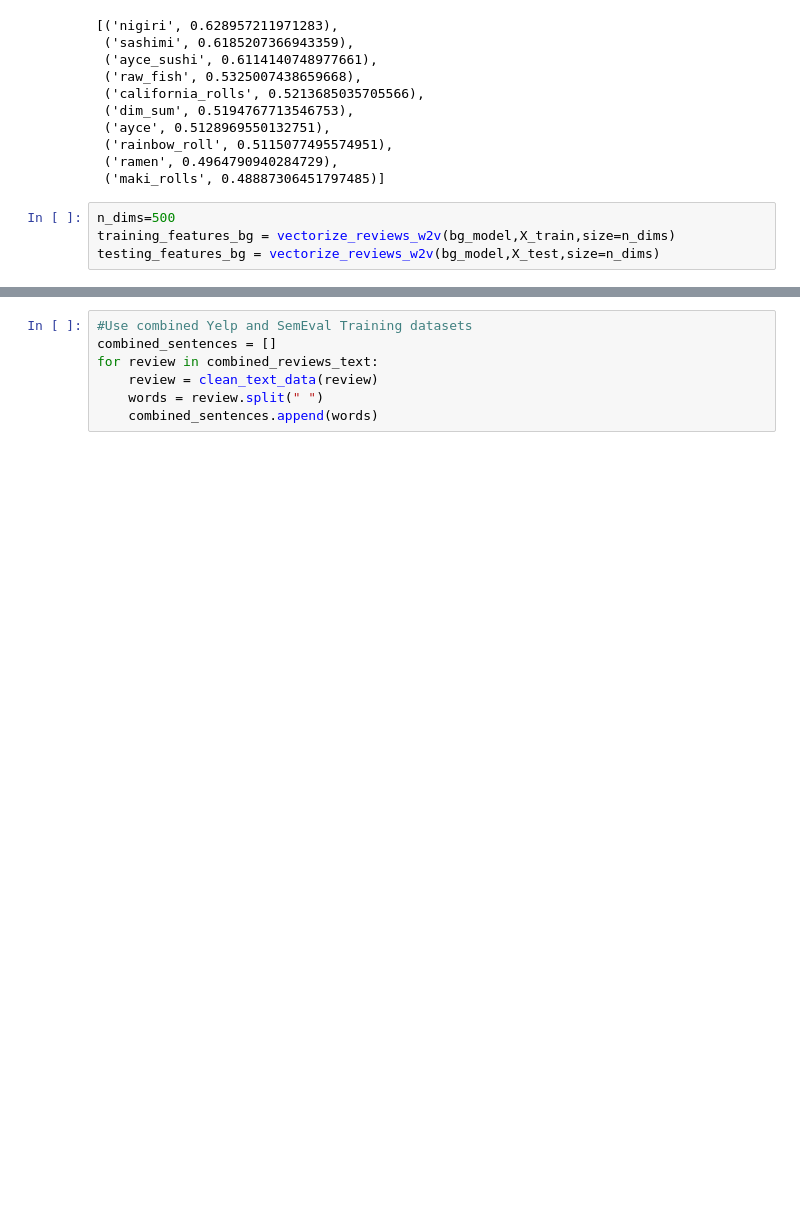
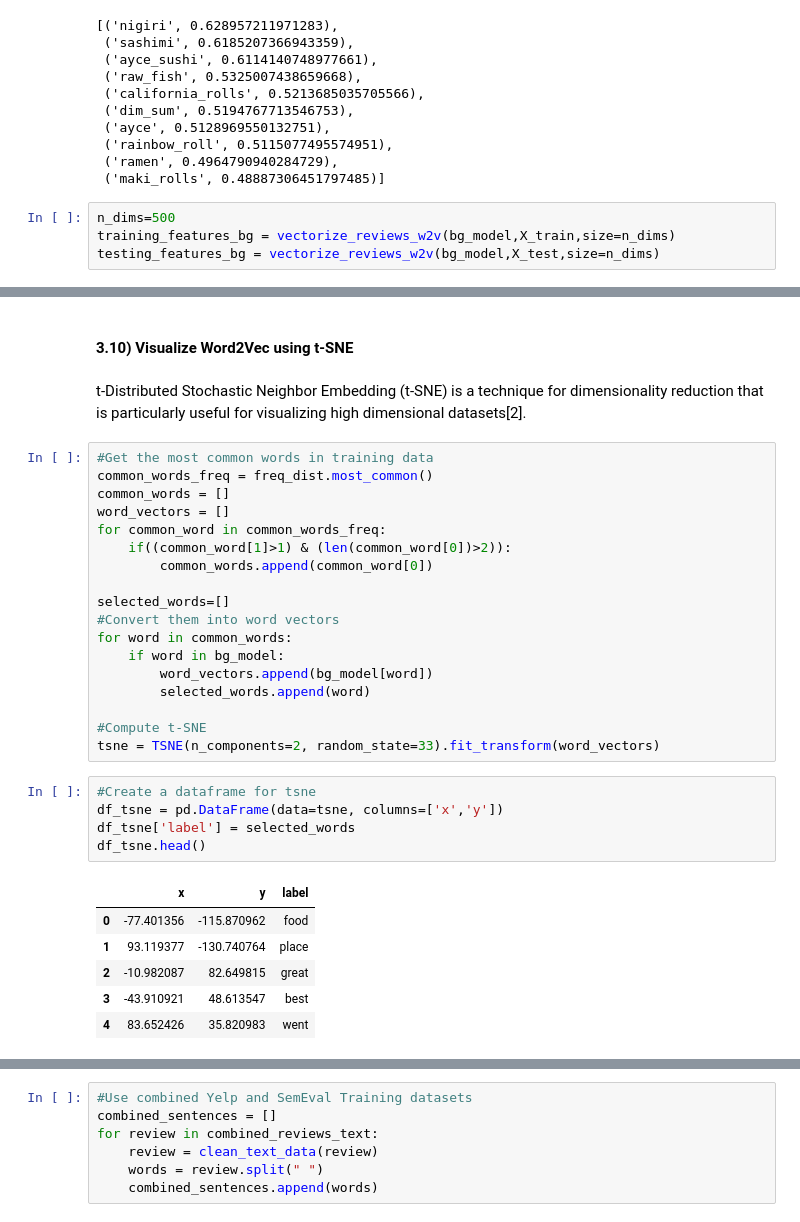
Before and after one commit to umairacheema/absa, a Jupyter notebook: ABSA.ipynb, the cells around one changed output, grey strips where cells are left out. Cells and saved outputs as stored; diff of their text form; blank space fills up the shorter version.

Commit message:
Updated models

```diff
--- a/ABSA.ipynb
+++ b/ABSA.ipynb
@@ -751,2 +808,36 @@ Best Estimator Parameters are: {'estimator__gamma': 0.001, 'estimator__C': 10} 0
 SVM F1 Score: 0.7648610265773991
 SVM Polarity Accuracy: 0.9132075471698113
+# %% [markdown]
+#### 3.10) Visualize Word2Vec using t-SNE
+# %% [markdown]
+t-Distributed Stochastic Neighbor Embedding (t-SNE) is a technique for dimensionality reduction that is particularly useful for visualizing high dimensional datasets[2].
+# %%
+#Get the most common words in training data
+common_words_freq = freq_dist.most_common()
+common_words = []
+word_vectors = []
+for common_word in common_words_freq:
+    if((common_word[1]>1) & (len(common_word[0])>2)):
+        common_words.append(common_word[0])
+
+selected_words=[]
+#Convert them into word vectors
+for word in common_words:
+    if word in bg_model:
+        word_vectors.append(bg_model[word])
+        selected_words.append(word)
+
+#Compute t-SNE
+tsne = TSNE(n_components=2, random_state=33).fit_transform(word_vectors)
+# %%
+#Create a dataframe for tsne
+df_tsne = pd.DataFrame(data=tsne, columns=['x','y'])
+df_tsne['label'] = selected_words
+df_tsne.head()
+# %% [output]
+|  | x | y | label |
+| 0 | -77.401356 | -115.870962 | food |
+| 1 | 93.119377 | -130.740764 | place |
+| 2 | -10.982087 | 82.649815 | great |
+| 3 | -43.910921 | 48.613547 | best |
+| 4 | 83.652426 | 35.820983 | went |
```
Also changed, not shown: parts of 40 cells of this notebook.
